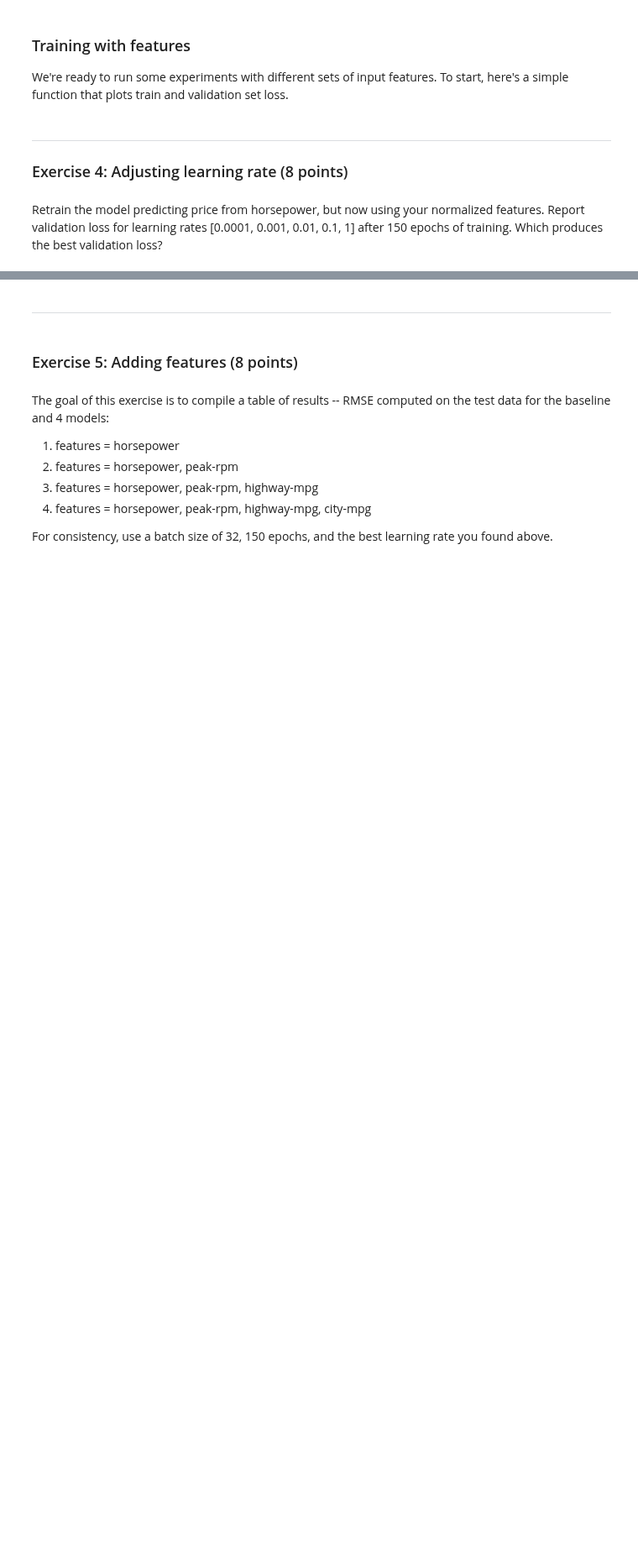
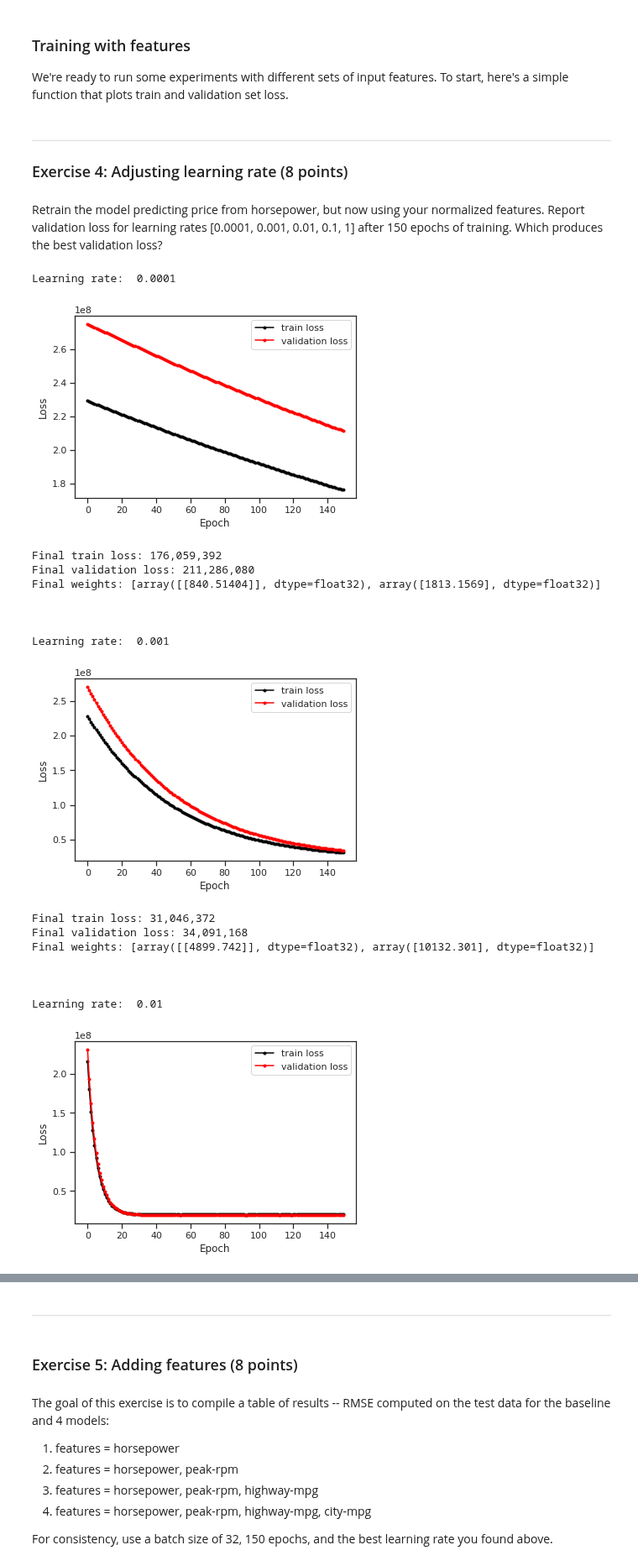
Before and after one commit to RERobbins/mids_w207_summer_22_Richard_Robbins, a Jupyter notebook: submissions/03 Linear Regression with Tensorflow.ipynb, the cells around one changed output, grey strips where cells are left out. Shown at 84% size. Drawn from its saved outputs; the diff is of its cells as text; code cells hidden in the pictures; blank space fills up the shorter version.

```diff
--- a/submissions/03 Linear Regression with Tensorflow.ipynb
+++ b/submissions/03 Linear Regression with Tensorflow.ipynb
@@ -454,0 +489,16 @@ Apply mean and variance normalization to produce car_train_features_norm and car
+# %%
+def normalization_fit (features):
+    return([(features[column].mean(), features[column].std())
+            for column in features.columns])
+
+def normalization_transform (features, fit_parameters):
+    result = features.copy()
+    for column, parameters in zip (features.columns, fit_parameters):
+        result[column] = (result[column] - parameters[0]) / parameters[1]
+    return(result)
+
+fit_parameters = normalization_fit(car_train_features)
+car_train_features_norm = normalization_transform(car_train_features, fit_parameters)
+car_test_features_norm = normalization_transform(car_test_features, fit_parameters)
+display(car_train_features_norm.describe())
+display(car_test_features_norm.describe())
@@ -480,17 +583,38 @@ def plot_loss(model, history):
 # %% [markdown]
 Retrain the model predicting price from horsepower, but now using your normalized features. Report validation loss for learning rates [0.0001, 0.001, 0.01, 0.1, 1] after 150 epochs of training. Which produces the best validation loss?
 # %%
-# EDIT CODE HERE
-model = build_model(num_features=1, learning_rate=0.0001)
+for learning_rate in [0.0001, 0.001, 0.01, 0.1, 1]:
+    model = build_model(num_features=1, learning_rate=learning_rate)
 
-history = model.fit(
+    history = model.fit(
     # use the normalized features prepared above
-    x=car_train_features_norm[["horsepower"]],
-    y=car_train_labels,
-    validation_split=0.1,
-    epochs=150,
-    batch_size=32,
-    verbose=0,
-)
+        x=car_train_features_norm[["horsepower"]],
+        y=car_train_labels,
+        validation_split=0.1,
+        epochs=150,
+        batch_size=32,
+        verbose=0,
+    )
 
-plot_loss(model, history)
+    print ("Learning rate: ", learning_rate)
+    plot_loss(model, history)
+    print ("\n\n")
+# %% [output]
+Learning rate:  0.0001
+[figure, added]
+Final train loss: 176,059,392
+Final validation loss: 211,286,080
+Final weights: [array([[840.51404]], dtype=float32), array([1813.1569], dtype=float32)]
+
+
+
+Learning rate:  0.001
+[figure, added]
+Final train loss: 31,046,372
+Final validation loss: 34,091,168
+Final weights: [array([[4899.742]], dtype=float32), array([10132.301], dtype=float32)]
+
+
+
+Learning rate:  0.01
+[figure, added]
```
Also changed, not shown: parts of 20 cells of this notebook.
